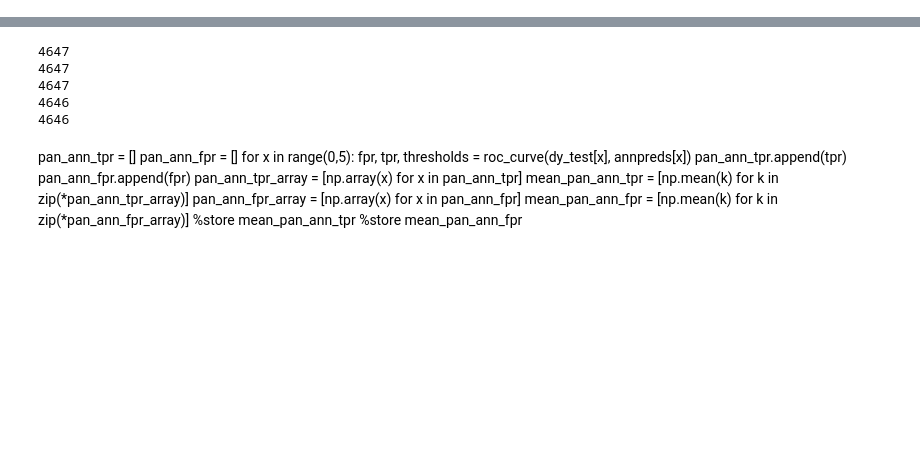
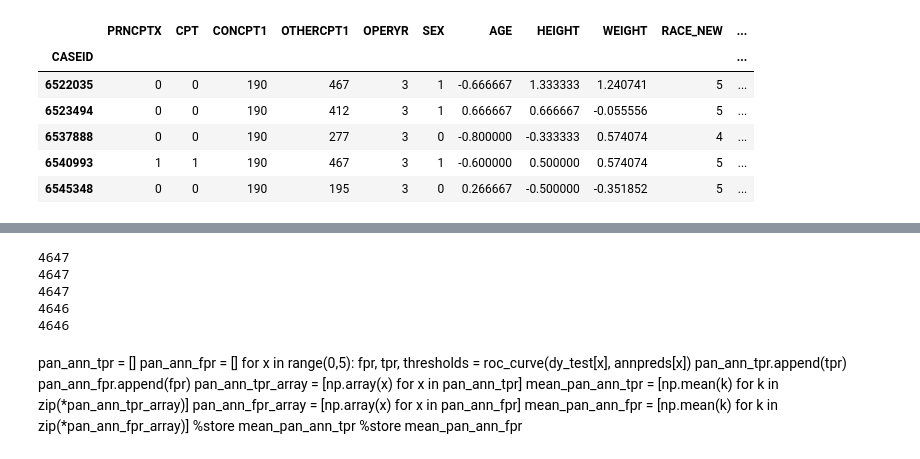
Before and after one commit to gomezlab/nsqip_procedurespecific, a Jupyter notebook: crossval_pan.ipynb, the cells around one changed output, grey strips where cells are left out. Cells and saved outputs as stored; diff of their text form; code cells hidden in the pictures; blank space fills up the shorter version.

```diff
--- a/crossval_pan.ipynb
+++ b/crossval_pan.ipynb
@@ -14,4 +14,14 @@ from random import randrange
 pd.options.display.max_rows = 20
 pd.options.display.max_columns = 200
 data = pd.read_csv('clean_pan.csv', index_col='CASEID')
+# %%
+data.head()
+# %% [output]
+|  | PRNCPTX | CPT | CONCPT1 | OTHERCPT1 | OPERYR | SEX | AGE | HEIGHT | WEIGHT | RACE_NEW | ... |
+| CASEID |  |  |  |  |  |  |  |  |  |  | ... |
+| 6522035 | 0 | 0 | 190 | 467 | 3 | 1 | -0.666667 | 1.333333 | 1.240741 | 5 | ... |
+| 6523494 | 0 | 0 | 190 | 412 | 3 | 1 | 0.666667 | 0.666667 | -0.055556 | 5 | ... |
+| 6537888 | 0 | 0 | 190 | 277 | 3 | 0 | -0.800000 | -0.333333 | 0.574074 | 4 | ... |
+| 6540993 | 1 | 1 | 190 | 467 | 3 | 1 | -0.600000 | 0.500000 | 0.574074 | 5 | ... |
+| 6545348 | 0 | 0 | 190 | 195 | 3 | 0 | 0.266667 | -0.500000 | -0.351852 | 5 | ... |
 # %%
```
Also changed, not shown: parts of 33 cells of this notebook, 2 other files.
